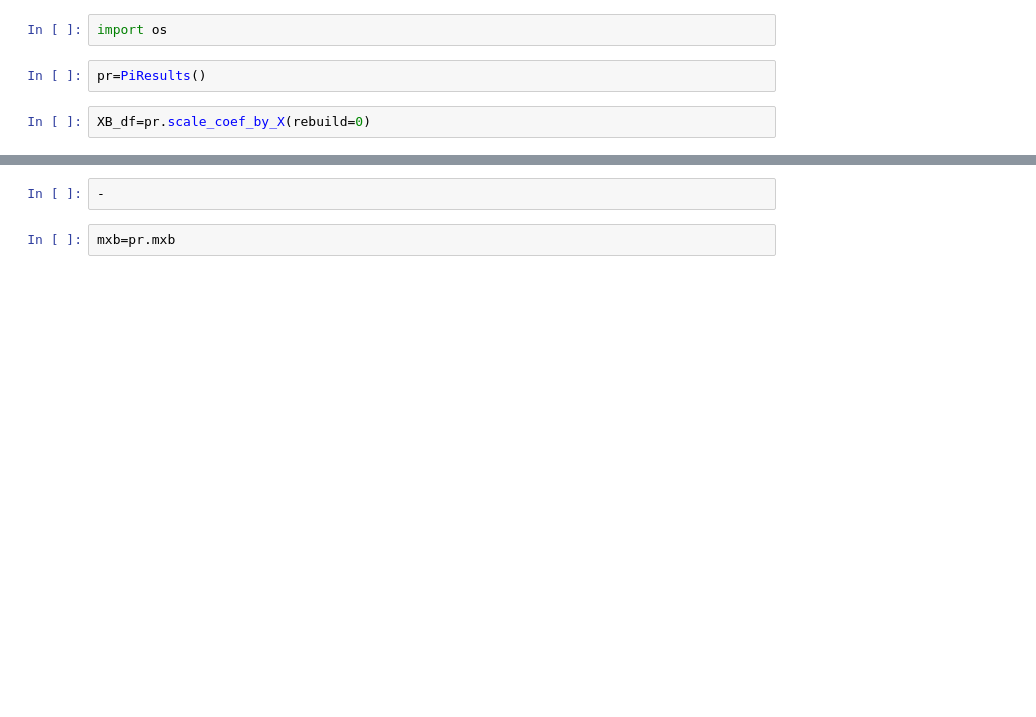
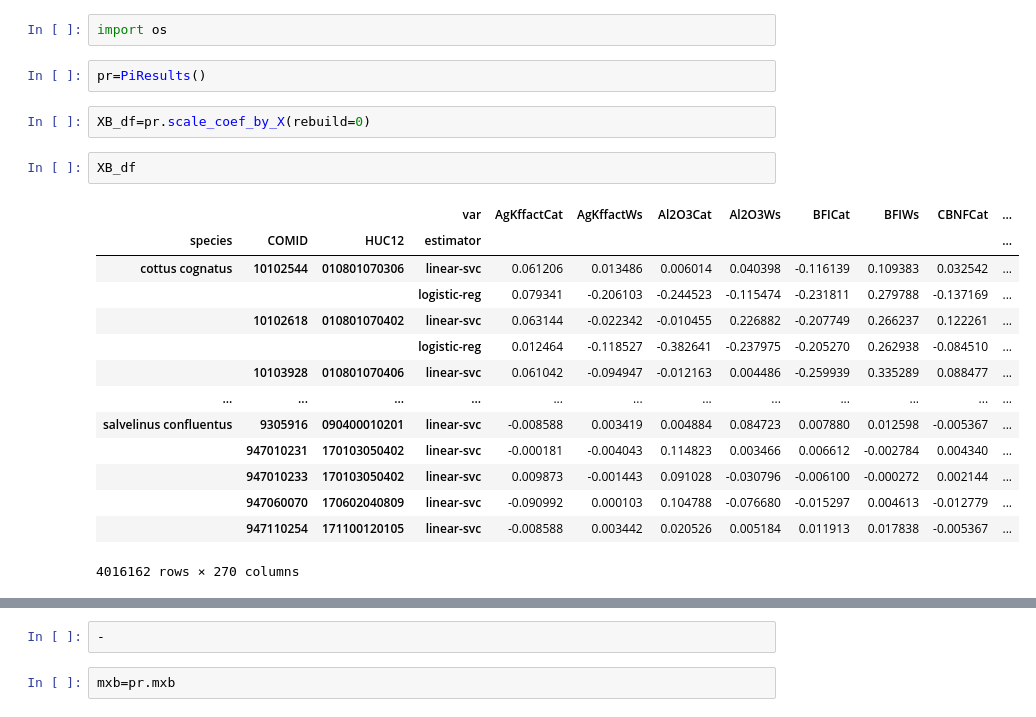
Before and after one commit to DouglasPatton/kernelkernel, a Jupyter notebook: pi_map-top-feat-XB.ipynb, the cells around one changed output, grey strips where cells are left out. Saved outputs shown, nothing was run; the diff lists cells and outputs as text; blank space fills up the shorter version.

```diff
--- a/pi_map-top-feat-XB.ipynb
+++ b/pi_map-top-feat-XB.ipynb
@@ -11,5 +13,22 @@ import os
 pr=PiResults()
 # %%
 XB_df=pr.scale_coef_by_X(rebuild=0)
+# %%
+XB_df
+# %% [output]
+|  |  |  | var | AgKffactCat | AgKffactWs | Al2O3Cat | Al2O3Ws | BFICat | BFIWs | CBNFCat | ... |
+| species | COMID | HUC12 | estimator |  |  |  |  |  |  |  | ... |
+| cottus cognatus | 10102544 | 010801070306 | linear-svc | 0.061206 | 0.013486 | 0.006014 | 0.040398 | -0.116139 | 0.109383 | 0.032542 | ... |
+|  |  |  | logistic-reg | 0.079341 | -0.206103 | -0.244523 | -0.115474 | -0.231811 | 0.279788 | -0.137169 | ... |
+|  | 10102618 | 010801070402 | linear-svc | 0.063144 | -0.022342 | -0.010455 | 0.226882 | -0.207749 | 0.266237 | 0.122261 | ... |
+|  |  |  | logistic-reg | 0.012464 | -0.118527 | -0.382641 | -0.237975 | -0.205270 | 0.262938 | -0.084510 | ... |
+|  | 10103928 | 010801070406 | linear-svc | 0.061042 | -0.094947 | -0.012163 | 0.004486 | -0.259939 | 0.335289 | 0.088477 | ... |
+| ... | ... | ... | ... | ... | ... | ... | ... | ... | ... | ... | ... |
+| salvelinus confluentus | 9305916 | 090400010201 | linear-svc | -0.008588 | 0.003419 | 0.004884 | 0.084723 | 0.007880 | 0.012598 | -0.005367 | ... |
+|  | 947010231 | 170103050402 | linear-svc | -0.000181 | -0.004043 | 0.114823 | 0.003466 | 0.006612 | -0.002784 | 0.004340 | ... |
+|  | 947010233 | 170103050402 | linear-svc | 0.009873 | -0.001443 | 0.091028 | -0.030796 | -0.006100 | -0.000272 | 0.002144 | ... |
+|  | 947060070 | 170602040809 | linear-svc | -0.090992 | 0.000103 | 0.104788 | -0.076680 | -0.015297 | 0.004613 | -0.012779 | ... |
+|  | 947110254 | 171100120105 | linear-svc | -0.008588 | 0.003442 | 0.020526 | 0.005184 | 0.011913 | 0.017838 | -0.005367 | ... |
+4016162 rows × 270 columns
 # %%
 pr.procs
```
Also changed, not shown: parts of 2 cells of this notebook, 2 other files.
